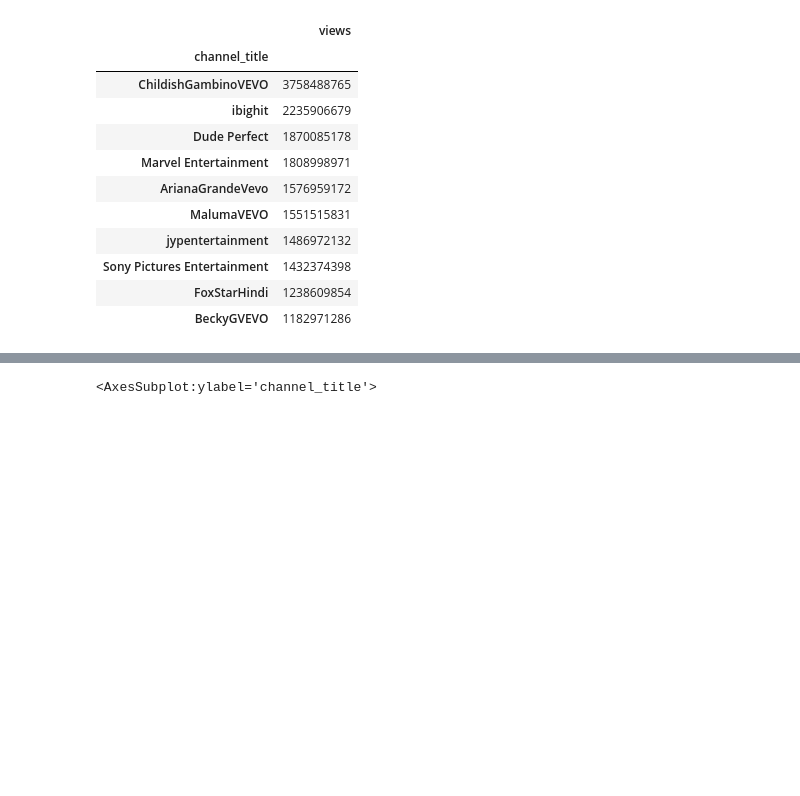
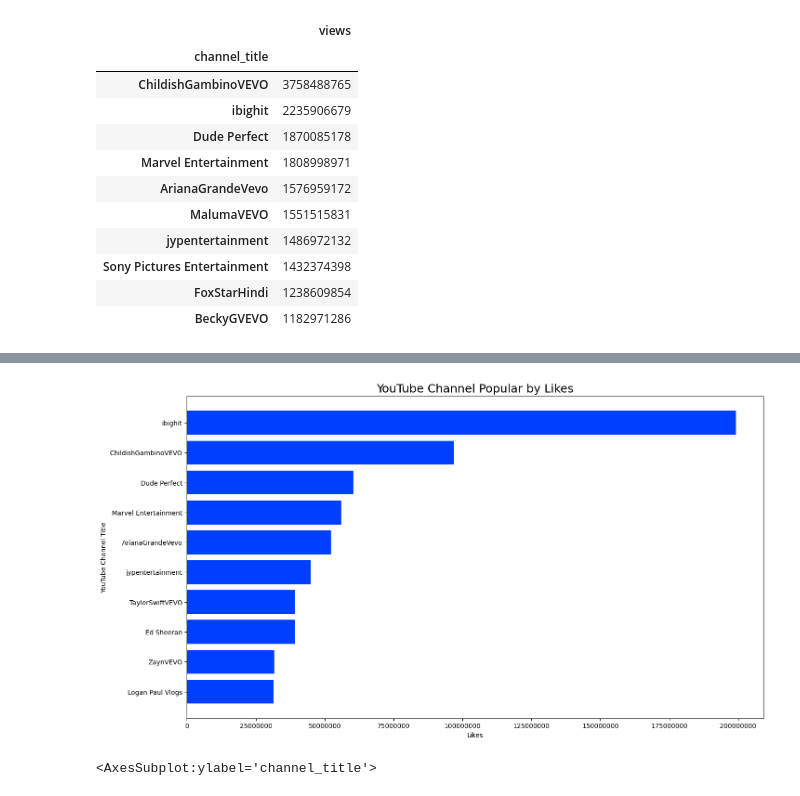
Before and after one commit to morgancoad/pandas-eda-casestudy-overview, a Jupyter notebook: notebooks/test_youtube.ipynb, the cells around one changed output, grey strips where cells are left out. Saved outputs shown, nothing was run; the diff lists cells and outputs as text; code cells hidden in the pictures; blank space fills up the shorter version.

```diff
--- a/notebooks/test_youtube.ipynb
+++ b/notebooks/test_youtube.ipynb
@@ -137,3 +138,15 @@ popular_by_likes.plot(kind='barh',
+# %%
+fig, ax = plt.subplots(figsize=(16,9))
+popular_by_likes = popular_by_likes.sort_values('likes', ascending=True)
+ax.barh(popular_by_likes.index, popular_by_likes['likes'])
+ax.set_title('YouTube Channel Popular by Likes', fontsize=18)
+ax.set_ylabel('YouTube Channel Title')
+ax.set_xlabel("Likes")
+ax.ticklabel_format(axis='x',style='plain')
+plt.savefig('../img/YouTube Channel Popular by Likes.jpg', bbox_inches = 'tight')
+plt.show()
+# %% [output]
+[figure, added]
 # %%
 popular_by_views.plot(kind='barh')
 # %% [output]
```
Also changed, not shown: parts of 4 cells of this notebook, 3 other files.
